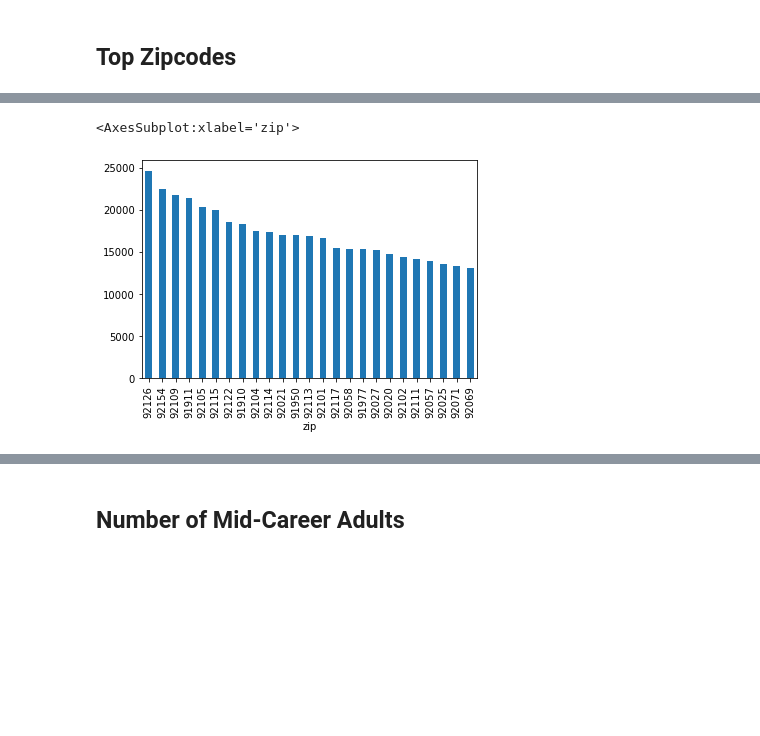
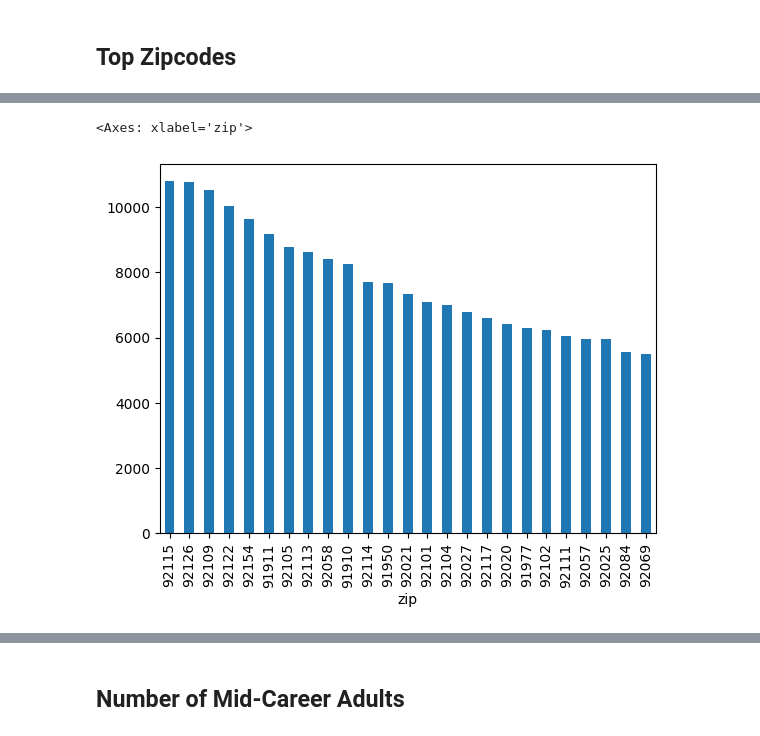
Before and after one commit to inno-apfel/DSC180A-Q1-Project, a Jupyter notebook: notebooks/development/exploration.ipynb, the cells around one changed output, grey strips where cells are left out. Saved outputs shown, nothing was run; the diff lists cells and outputs as text; code cells hidden in the pictures; blank space fills up the shorter version.

```diff
--- a/notebooks/development/exploration.ipynb
+++ b/notebooks/development/exploration.ipynb
@@ -119,5 +119,5 @@ data.groupby('zip')['total_retirement'].mean().sort_values(ascending=False).head
 # %%
-data.groupby('zip')['total_midcareer'].mean().sort_values(ascending=False).head(25).plot(kind='bar')
+data.groupby('zip')['total_midcareer (25-34)'].mean().sort_values(ascending=False).head(25).plot(kind='bar')
 # %% [output]
-<AxesSubplot:xlabel='zip'>
+<Axes: xlabel='zip'>
-[figure, old version]
+[figure, new version]
```
Also changed, not shown: parts of 26 cells of this notebook, 1 other file.
